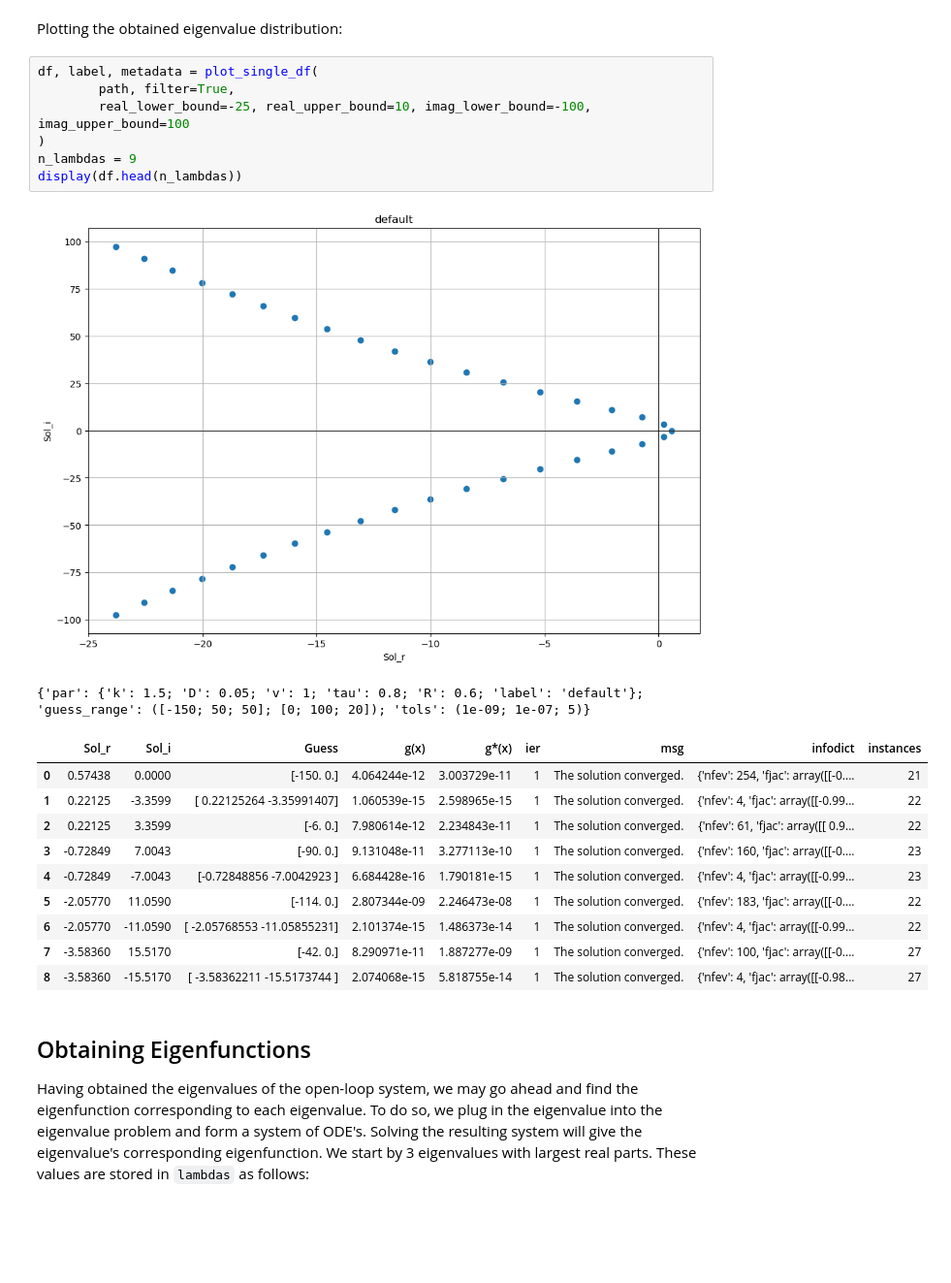
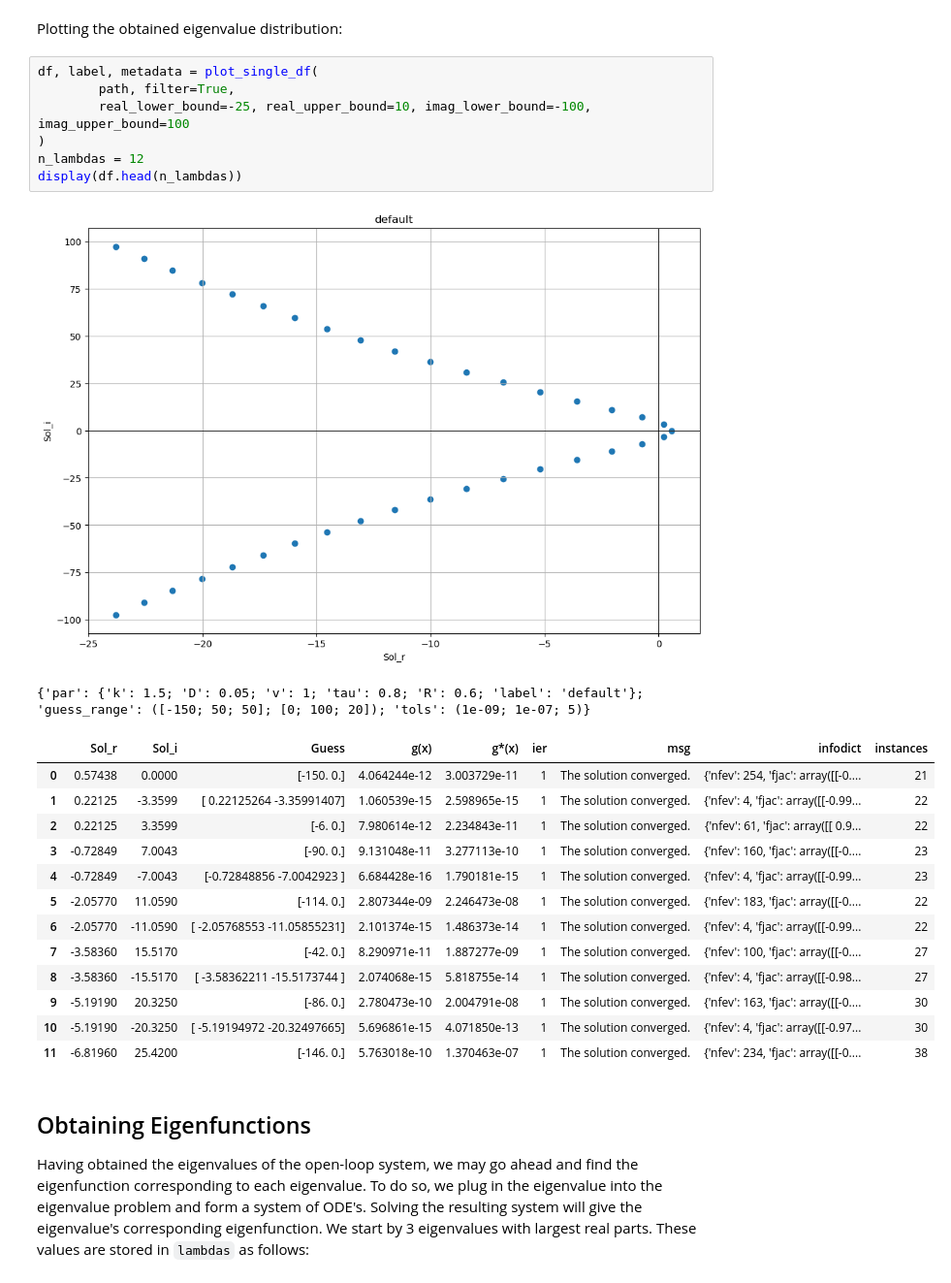
Before and after one commit to behradmoadeli/pfr_isothermal_recycle_delay_optimal, a Jupyter notebook: reports/BehradPaper.ipynb, the cells around one changed output. Shown at 97% size. Cells and saved outputs as stored; diff of their text form; blank space fills up the shorter version.

```diff
--- a/reports/BehradPaper.ipynb
+++ b/reports/BehradPaper.ipynb
@@ -288,23 +289,26 @@ Plotting the obtained eigenvalue distribution:
 # %%
 df, label, metadata = plot_single_df(
         path, filter=True,
         real_lower_bound=-25, real_upper_bound=10, imag_lower_bound=-100, imag_upper_bound=100
 )
-n_lambdas = 9
+n_lambdas = 12
 display(df.head(n_lambdas))
 # %% [output]
 [figure]
 {'par': {'k': 1.5; 'D': 0.05; 'v': 1; 'tau': 0.8; 'R': 0.6; 'label': 'default'}; 'guess_range': ([-150; 50; 50]; [0; 100; 20]); 'tols': (1e-09; 1e-07; 5)}
 |  | Sol_r | Sol_i | Guess | g(x) | g*(x) | ier | msg | infodict | instances |
 | 0 | 0.57438 | 0.0000 | [-150. 0.] | 4.064244e-12 | 3.003729e-11 | 1 | The solution converged. | {'nfev': 254, 'fjac': array([[-0.... | 21 |
 | 1 | 0.22125 | -3.3599 | [ 0.22125264 -3.35991407] | 1.060539e-15 | 2.598965e-15 | 1 | The solution converged. | {'nfev': 4, 'fjac': array([[-0.99... | 22 |
 | 2 | 0.22125 | 3.3599 | [-6. 0.] | 7.980614e-12 | 2.234843e-11 | 1 | The solution converged. | {'nfev': 61, 'fjac': array([[ 0.9... | 22 |
 | 3 | -0.72849 | 7.0043 | [-90. 0.] | 9.131048e-11 | 3.277113e-10 | 1 | The solution converged. | {'nfev': 160, 'fjac': array([[-0.... | 23 |
 | 4 | -0.72849 | -7.0043 | [-0.72848856 -7.0042923 ] | 6.684428e-16 | 1.790181e-15 | 1 | The solution converged. | {'nfev': 4, 'fjac': array([[-0.99... | 23 |
 | 5 | -2.05770 | 11.0590 | [-114. 0.] | 2.807344e-09 | 2.246473e-08 | 1 | The solution converged. | {'nfev': 183, 'fjac': array([[-0.... | 22 |
 | 6 | -2.05770 | -11.0590 | [ -2.05768553 -11.05855231] | 2.101374e-15 | 1.486373e-14 | 1 | The solution converged. | {'nfev': 4, 'fjac': array([[-0.99... | 22 |
 | 7 | -3.58360 | 15.5170 | [-42. 0.] | 8.290971e-11 | 1.887277e-09 | 1 | The solution converged. | {'nfev': 100, 'fjac': array([[-0.... | 27 |
 | 8 | -3.58360 | -15.5170 | [ -3.58362211 -15.5173744 ] | 2.074068e-15 | 5.818755e-14 | 1 | The solution converged. | {'nfev': 4, 'fjac': array([[-0.98... | 27 |
+| 9 | -5.19190 | 20.3250 | [-86. 0.] | 2.780473e-10 | 2.004791e-08 | 1 | The solution converged. | {'nfev': 163, 'fjac': array([[-0.... | 30 |
+| 10 | -5.19190 | -20.3250 | [ -5.19194972 -20.32497665] | 5.696861e-15 | 4.071850e-13 | 1 | The solution converged. | {'nfev': 4, 'fjac': array([[-0.97... | 30 |
+| 11 | -6.81960 | 25.4200 | [-146. 0.] | 5.763018e-10 | 1.370463e-07 | 1 | The solution converged. | {'nfev': 234, 'fjac': array([[-0.... | 38 |
 # %% [markdown]
 ## Obtaining Eigenfunctions
 
```
Also changed, not shown: parts of 12 cells of this notebook, 1 other file.
